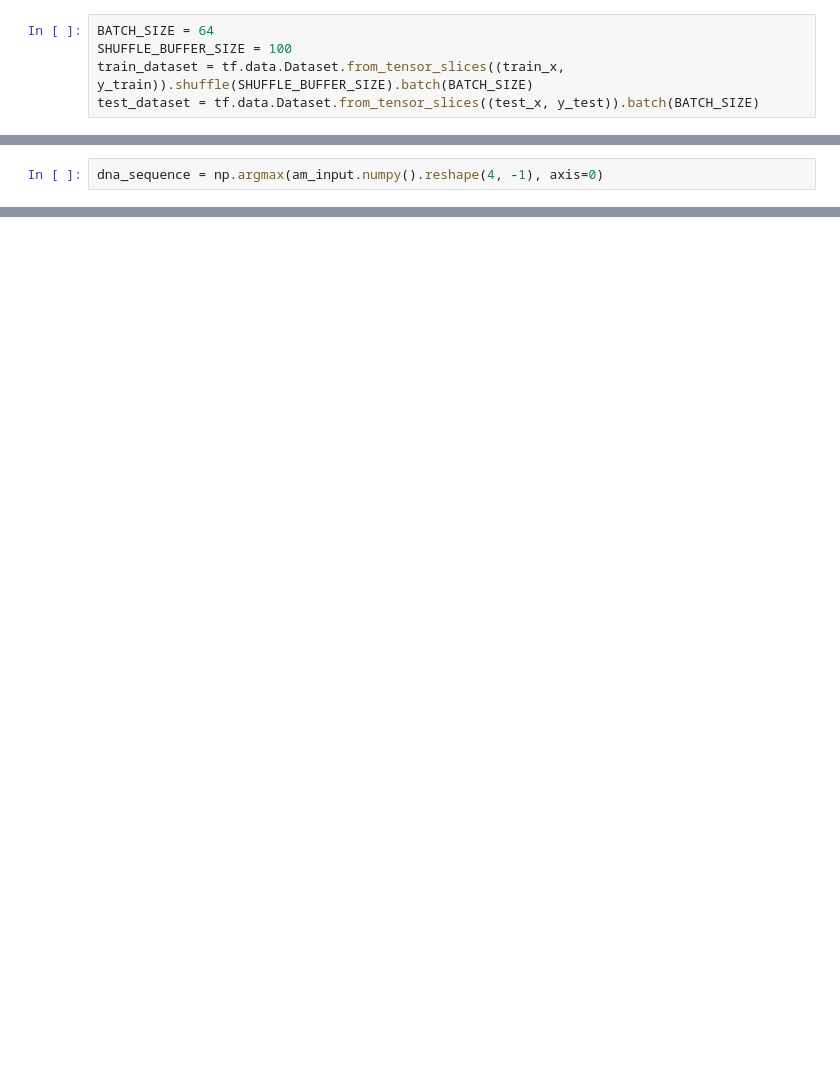
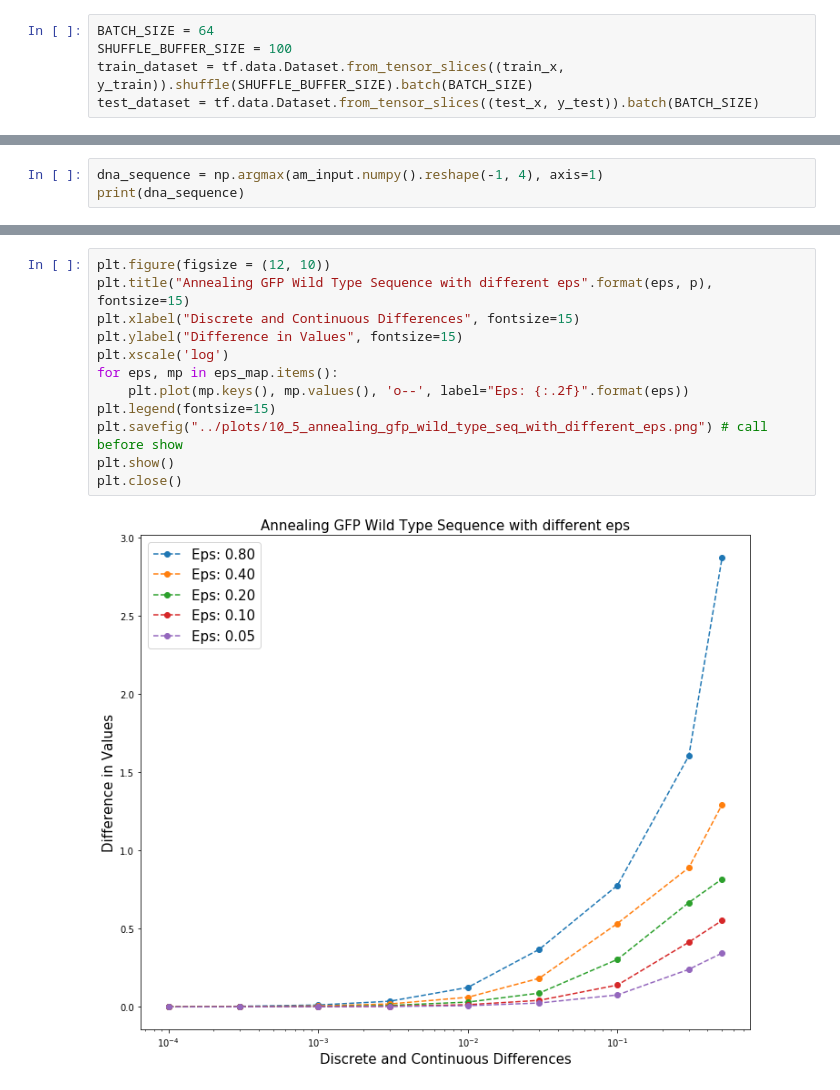
Before and after one commit to j316chuck/AM-Project, a Jupyter notebook: notebooks/GFP AM.ipynb, the cells around one changed output, grey strips where cells are left out. Saved outputs shown, nothing was run; the diff lists cells and outputs as text; blank space fills up the shorter version.

```diff
--- a/notebooks/GFP AM.ipynb
+++ b/notebooks/GFP AM.ipynb
@@ -384,2 +348,3 @@ Loss:  [[9.130874]]
 # %%
-dna_sequence = np.argmax(am_input.numpy().reshape(4, -1), axis=0)
+dna_sequence = np.argmax(am_input.numpy().reshape(-1, 4), axis=1)
+print(dna_sequence)
@@ -400,0 +462,14 @@ model(discrete_input)
+# %%
+plt.figure(figsize = (12, 10))
+plt.title("Annealing GFP Wild Type Sequence with different eps".format(eps, p), fontsize=15)
+plt.xlabel("Discrete and Continuous Differences", fontsize=15)
+plt.ylabel("Difference in Values", fontsize=15)
+plt.xscale('log')
+for eps, mp in eps_map.items():
+    plt.plot(mp.keys(), mp.values(), 'o--', label="Eps: {:.2f}".format(eps))
+plt.legend(fontsize=15)
+plt.savefig("../plots/10_5_annealing_gfp_wild_type_seq_with_different_eps.png") # call before show
+plt.show()
+plt.close()
+# %% [output]
+[figure, added]
```
Also changed, not shown: parts of 18 cells of this notebook, 2 other files.
